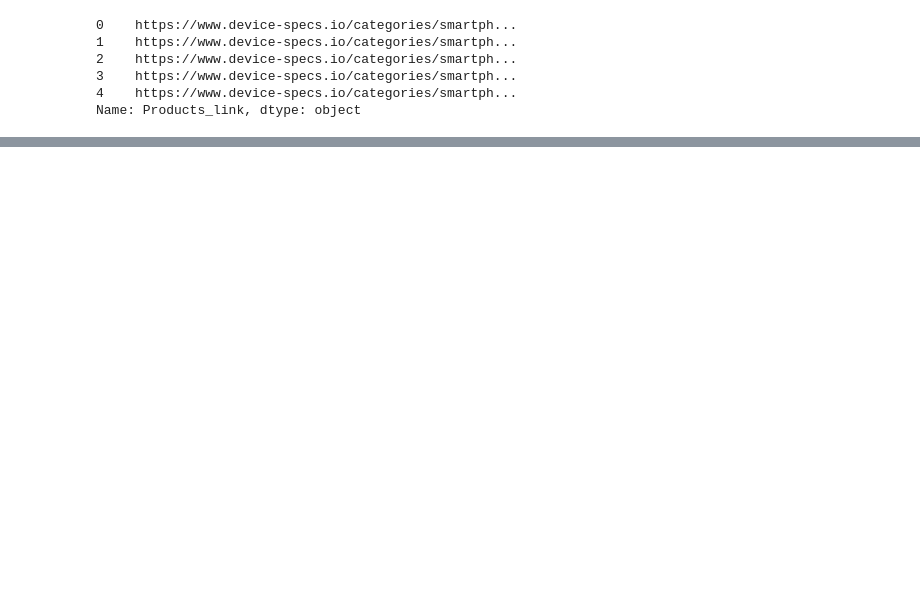
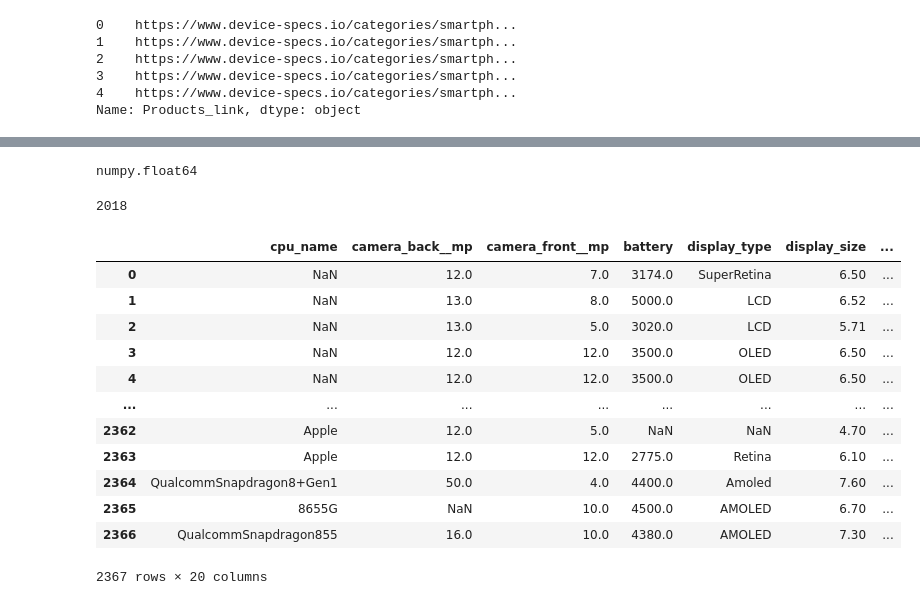
Before and after one commit to sachincmanjrekar/Mobile-Price-Prediction, a Jupyter notebook: Mobile Price Prediction.ipynb, the cells around one changed output, grey strips where cells are left out. Saved outputs shown, nothing was run; the diff lists cells and outputs as text; code cells hidden in the pictures; blank space fills up the shorter version.

```diff
--- a/Mobile Price Prediction.ipynb
+++ b/Mobile Price Prediction.ipynb
@@ -189,0 +430,54 @@ print(code)
+# %%
+type(concatenated_df['Year'][1])
+# %% [output]
+numpy.float64
+# %%
+int(concatenated_df['Year'][0])
+# %% [output]
+2018
+# %%
+import warnings
+warnings.filterwarnings("ignore")
+
+for i in range(concatenated_df['display_resolution_row'].size):
+    try:
+        concatenated_df['display_resolution_row'][i]=int(concatenated_df['display_resolution_row'][i])
+    except:
+        concatenated_df['display_resolution_row'][i]
+
+
+for i in range(concatenated_df['display_resolution_col'].size):
+    try:
+        concatenated_df['display_resolution_col'][i]=int(concatenated_df['display_resolution_col'][i])
+    except:
+        concatenated_df['display_resolution_col'][i]
+
+
+
+for i in range(concatenated_df['Year'].size):
+    try:
+        concatenated_df['Year'][i]=int(concatenated_df['Year'][i])
+    except:
+        concatenated_df['Year'][i]
+
+for i in range(concatenated_df['Cores'].size):
+    try:
+        concatenated_df['Cores'][i]=int(concatenated_df['Cores'][i])
+    except:
+        concatenated_df['Cores'][i]
+# %%
+concatenated_df
+# %% [output]
+|  | cpu_name | camera_back__mp | camera_front__mp | battery | display_type | display_size | ... |
+| 0 | NaN | 12.0 | 7.0 | 3174.0 | SuperRetina | 6.50 | ... |
+| 1 | NaN | 13.0 | 8.0 | 5000.0 | LCD | 6.52 | ... |
+| 2 | NaN | 13.0 | 5.0 | 3020.0 | LCD | 5.71 | ... |
+| 3 | NaN | 12.0 | 12.0 | 3500.0 | OLED | 6.50 | ... |
+| 4 | NaN | 12.0 | 12.0 | 3500.0 | OLED | 6.50 | ... |
+| ... | ... | ... | ... | ... | ... | ... | ... |
+| 2362 | Apple | 12.0 | 5.0 | NaN | NaN | 4.70 | ... |
+| 2363 | Apple | 12.0 | 12.0 | 2775.0 | Retina | 6.10 | ... |
+| 2364 | QualcommSnapdragon8+Gen1 | 50.0 | 4.0 | 4400.0 | Amoled | 7.60 | ... |
+| 2365 | 8655G | NaN | 10.0 | 4500.0 | AMOLED | 6.70 | ... |
+| 2366 | QualcommSnapdragon855 | 16.0 | 10.0 | 4380.0 | AMOLED | 7.30 | ... |
+2367 rows × 20 columns
```
Also changed, not shown: parts of 60 cells of this notebook.
